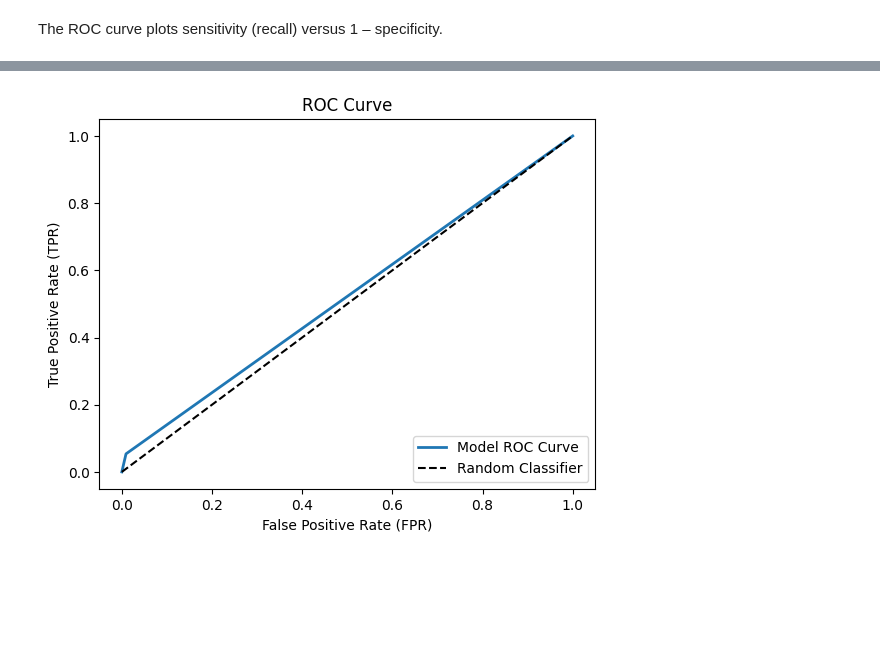
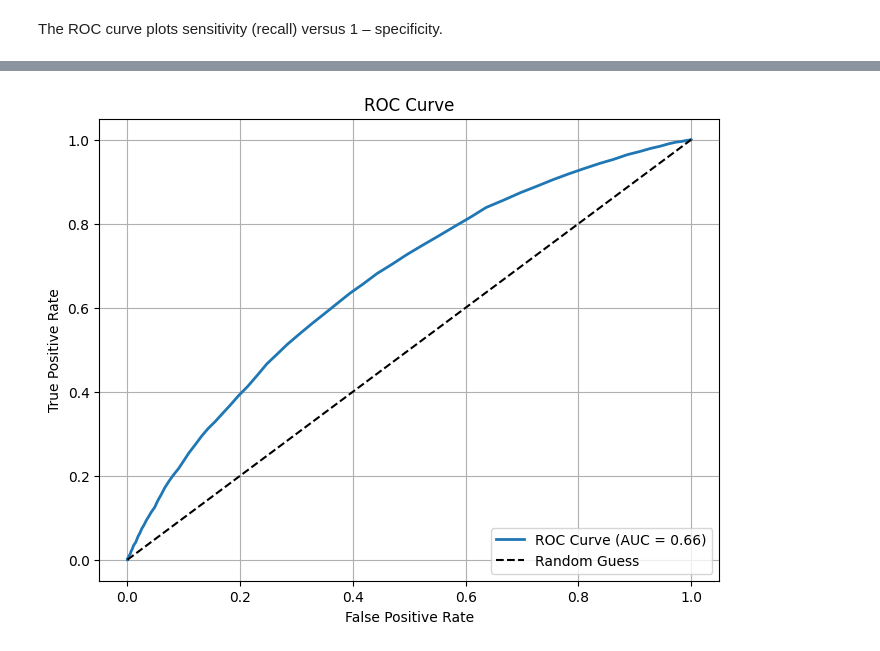
Before and after one commit to gappy401/Data-Challenges, a Jupyter notebook: Predictive Analytics for Customer Churn/Churn-Model.ipynb, the cells around one changed output, grey strips where cells are left out. Drawn from its saved outputs; the diff is of its cells as text; code cells hidden in the pictures; blank space fills up the shorter version.

```diff
--- a/Predictive Analytics for Customer Churn/Churn-Model.ipynb
+++ b/Predictive Analytics for Customer Churn/Churn-Model.ipynb
@@ -812,0 +749,25 @@ sensitivity (recall) versus 1 – specificity.
+# %%
+
+# SMOTE Oversampling Step + Pipeline Integration
+pipeline_XGB = Pipeline(steps=[
+    ('preprocessor', preprocessor),                 # Preprocessing step
+    ('smote', SMOTE(random_state=42, sampling_strategy='minority')),  # SMOTE step
+    ('model', model)
+])
+
+# Fit the pipeline on the training data
+pipeline_XGB.fit(X_train, y_train)
+
+# Predict classes for the test data
+y_pred = pipeline_XGB.predict(X_test)
+
+# Generate classification report
+print("Classification Report:")
+print(classification_report(y_test, y_pred))
+
+# Predict probabilities for the positive class (class 1)
+y_prob = pipeline_XGB.predict_proba(X_test)[:, 1]
+
+# Calculate and print ROC-AUC score
+roc_auc = roc_auc_score(y_test, y_prob)
+print("ROC-AUC Score:", roc_auc)
@@ -813,17 +786,19 @@ sensitivity (recall) versus 1 – specificity.
 # %%
+from sklearn.metrics import roc_curve
+import matplotlib.pyplot as plt
 
-plt.plot(fpr, tpr, linewidth=2, label="Model ROC Curve")
+# Compute ROC curve
+fpr, tpr, thresholds = roc_curve(y_test, y_prob)
 
-# Plot diagonal line for a random classifier
-plt.plot([0, 1], [0, 1], 'k--', label="Random Classifier")
-
-# Enhance the plot with labels, title, and legend
-plt.xlabel("False Positive Rate (FPR)")
-plt.ylabel("True Positive Rate (TPR)")
+# Plot ROC curve
+plt.figure(figsize=(8, 6))
+plt.plot(fpr, tpr, label=f"ROC Curve (AUC = {roc_auc:.2f})", linewidth=2)
+plt.plot([0, 1], [0, 1], 'k--', label="Random Guess")  # Reference line
+plt.xlabel("False Positive Rate")
+plt.ylabel("True Positive Rate")
 plt.title("ROC Curve")
 plt.legend(loc="lower right")
-
-# Display the plot
+plt.grid()
 plt.show()
 # %% [output]
-[figure, old version]
+[figure, new version]
```
Also changed, not shown: parts of 84 cells of this notebook, 1 other file.
